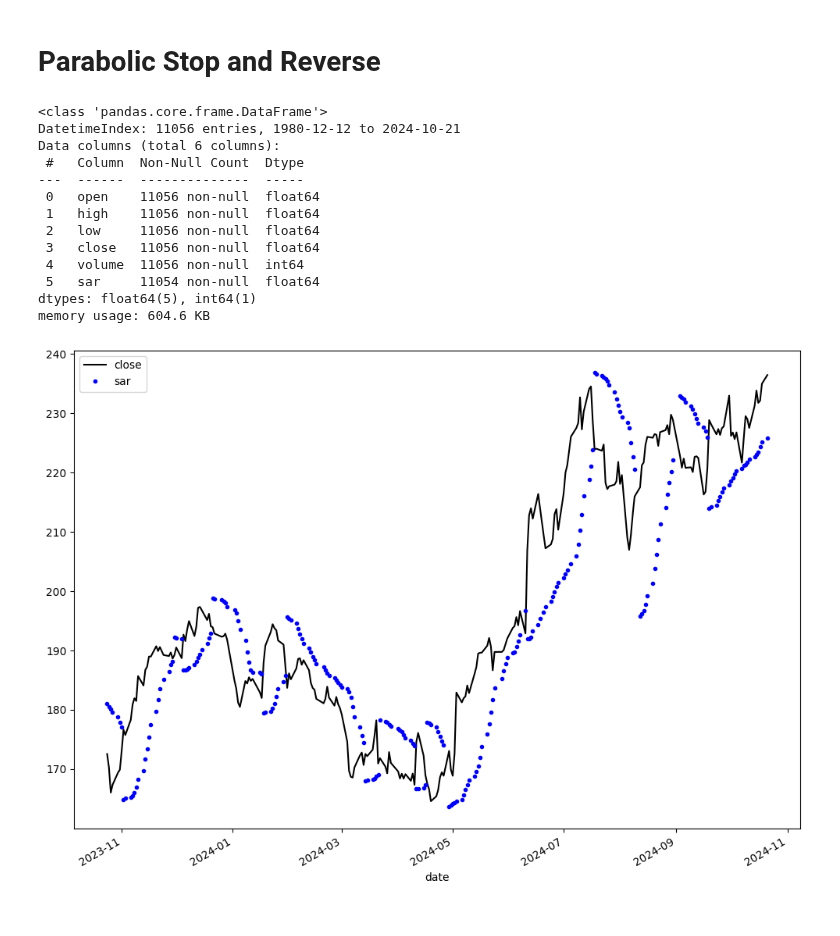
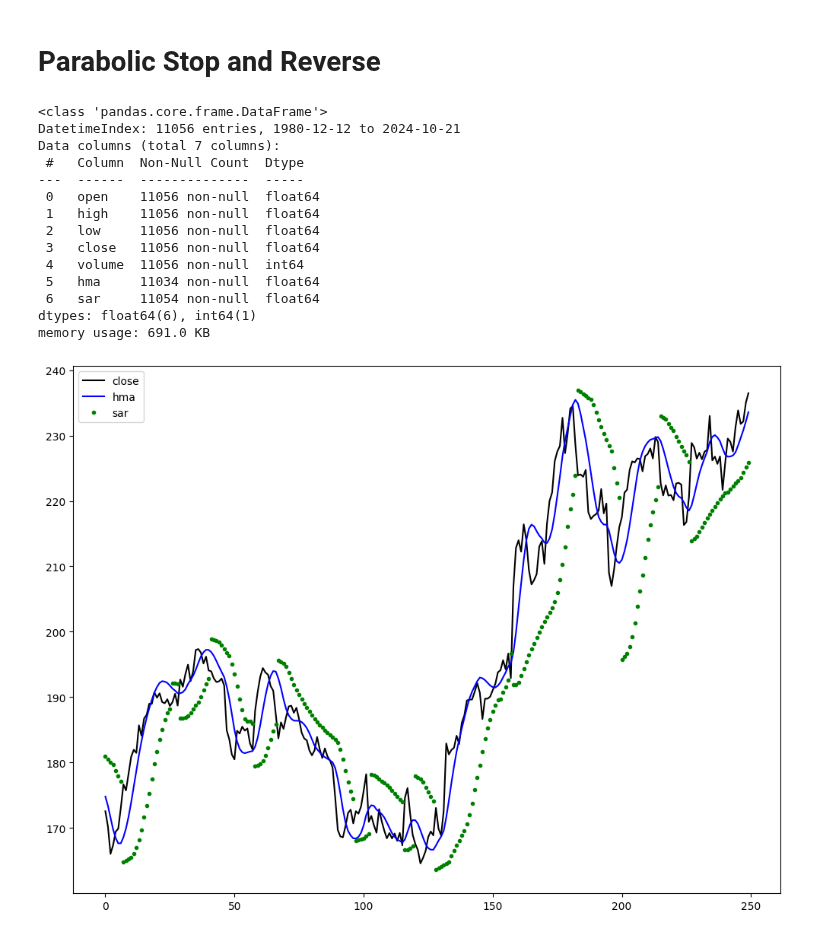
Before and after one commit to furechan/mintalib, a Jupyter notebook: examples/sar-example.ipynb, the cells around one changed output. Saved outputs shown, nothing was run; the diff lists cells and outputs as text; code cells hidden in the pictures.

```diff
--- a/examples/sar-example.ipynb
+++ b/examples/sar-example.ipynb
@@ -8,12 +8,12 @@ from mintalib.samples import sample_prices
 
 mpl.rc("figure", figsize=(12, 9))
 # %%
-prices = sample_prices().assign(sar=SAR())
+prices = sample_prices().assign(hma=HMA(20), sar=SAR())
 prices.info()
 # %% [output]
 <class 'pandas.core.frame.DataFrame'>
 DatetimeIndex: 11056 entries, 1980-12-12 to 2024-10-21
-Data columns (total 6 columns):
+Data columns (total 7 columns):
  #   Column  Non-Null Count  Dtype
 ---  ------  --------------  -----
  0   open    11056 non-null  float64
@@ -21,10 +21,11 @@ Data columns (total 6 columns):
  2   low     11056 non-null  float64
  3   close   11056 non-null  float64
  4   volume  11056 non-null  int64
- 5   sar     11054 non-null  float64
-dtypes: float64(5), int64(1)
-memory usage: 604.6 KB
+ 5   hma     11034 non-null  float64
+ 6   sar     11054 non-null  float64
+dtypes: float64(6), int64(1)
+memory usage: 691.0 KB
 # %%
-prices.tail(250).plot(y=["close", "sar"], style=["k", "b."]);
+prices.tail(250).reset_index().plot(y=["close", "hma", "sar"], style=["k", "b", "g."]);
 # %% [output]
-[figure, old version]
+[figure, new version]
```
Also changed, not shown: parts of 1 cell of this notebook, 4 other files.
